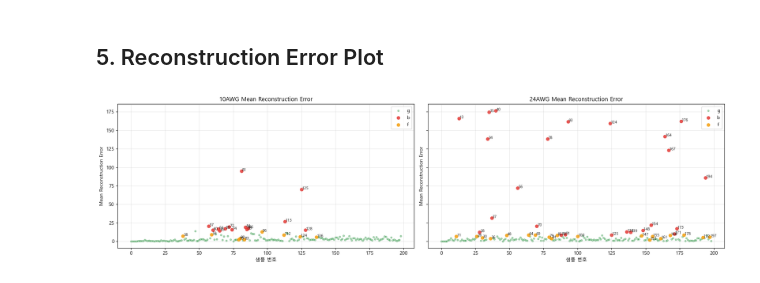
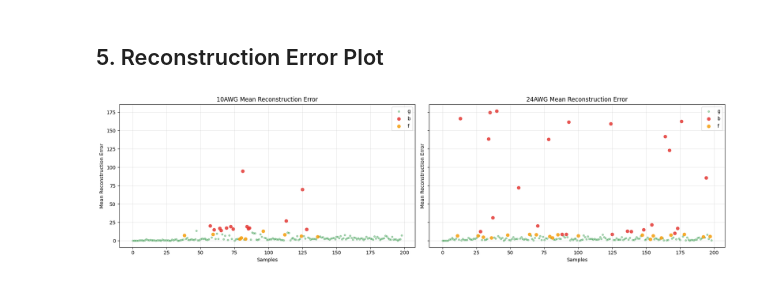
Before and after one commit to jwsong0620/260818_PHMKorea_CodeExample, a Jupyter notebook: content/1_Prototype.ipynb, the cells around one changed output. Drawn from its saved outputs; the diff is of its cells as text; code cells hidden in the pictures.

```diff
--- a/content/1_Prototype.ipynb
+++ b/content/1_Prototype.ipynb
@@ -17,8 +17,6 @@ from sklearn.impute import SimpleImputer
 from sklearn.neural_network import MLPRegressor
 from sklearn.preprocessing import StandardScaler
 
-plt.rcParams["font.family"] = "Malgun Gothic"
-plt.rcParams["axes.unicode_minus"] = False
 warnings.filterwarnings("ignore", category=UserWarning)
 warnings.filterwarnings("ignore", category=FutureWarning)
 
@@ -178,41 +176,30 @@ for name, df in datasets.items():
 # %%
 # g는 초록, b는 빨강, f는 주황으로 표시함
 fig, axes = plt.subplots(1, len(error_tables), figsize=(9 * len(error_tables), 5), sharey=True)
 
 if len(error_tables) == 1:
     axes = [axes]
 
 for ax, (name, error_df) in zip(axes, error_tables.items()):
     for label, color in [("g", "#168a2f"), ("b", "#e53935"), ("f", "#f59e0b")]:
         label_df = error_df[error_df["Results"] == label]
 
         ax.scatter(
             label_df["sample_index"],
             label_df["reconstruction_error"],
             color=color,
             alpha=0.85 if label in ["b", "f"] else 0.35,
             s=38 if label in ["b", "f"] else 12,
             label=label,
         )
 
-    # b, f 샘플 번호만 표시함
-    bf_df = error_df[error_df["Results"].isin(["b", "f"])]
-    for _, row in bf_df.iterrows():
-        ax.text(
-            row["sample_index"] + 0.5,
-            row["reconstruction_error"],
-            str(int(row["sample_index"])),
-            fontsize=8,
-            alpha=0.9,
-        )
-
     ax.set_title(f"{name} Mean Reconstruction Error")
-    ax.set_xlabel("샘플 번호")
+    ax.set_xlabel("Samples")
     ax.set_ylabel("Mean Reconstruction Error")
     ax.grid(True, alpha=0.3)
     ax.legend()
 
 plt.tight_layout()
 plt.show()
 # %% [output]
-[figure, old version]
+[figure, new version]
```
Also changed, not shown: parts of 2 cells of this notebook, 3 other files.
